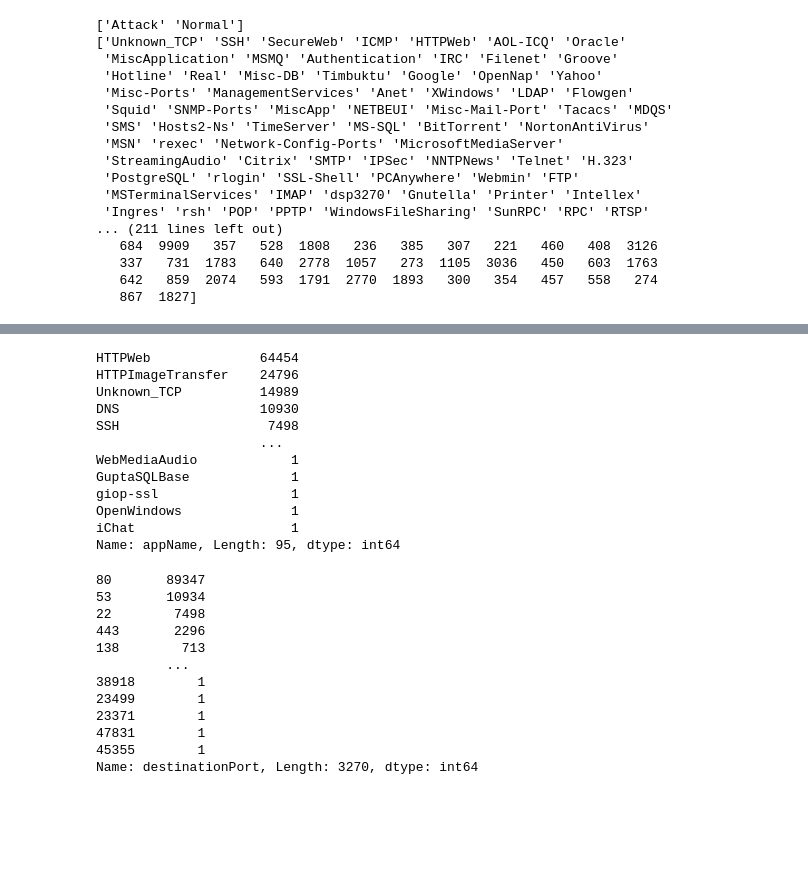
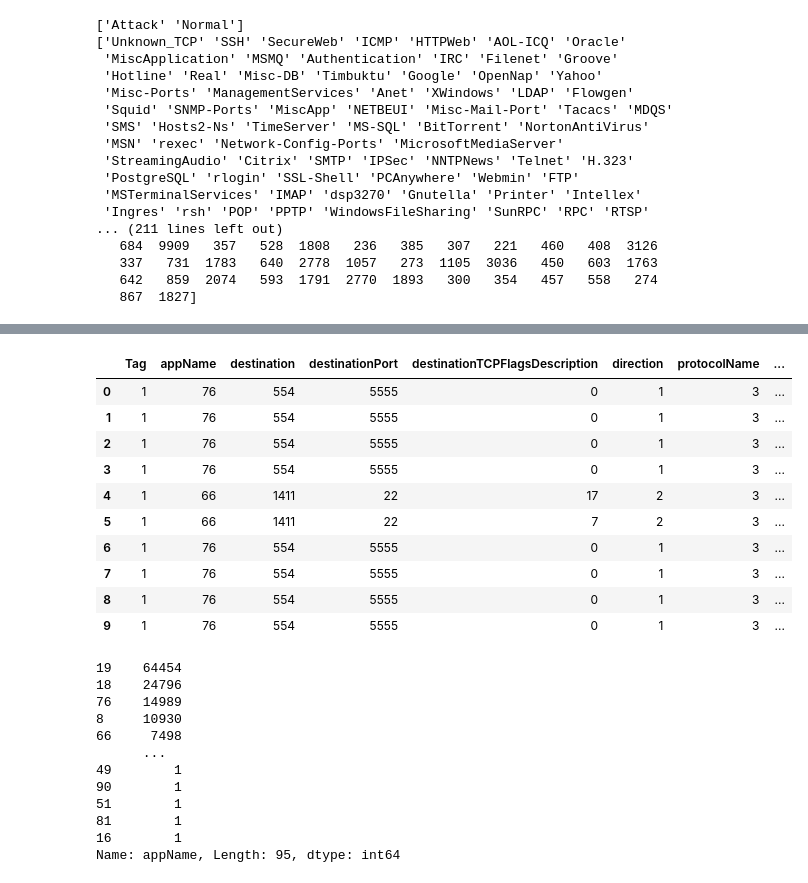
Before and after one commit to khangusername/The-UMBC-Duo, a Jupyter notebook: Cybersecurity (2).ipynb, the cells around one changed output, grey strips where cells are left out. Saved outputs shown, nothing was run; the diff lists cells and outputs as text; code cells hidden in the pictures; blank space fills up the shorter version.

```diff
--- a/Cybersecurity (1).ipynb
+++ b/Cybersecurity (2).ipynb
@@ -73,0 +53,3 @@ Name: appName, dtype: object
+# %%
+replace_tag = {'Tag': {'Normal': 0, 'Attack': 1}}
+replace_tag
@@ -73,0 +58,3 @@ Name: appName, dtype: object
+# %%
+df = df.replace(replace_tag)
+df.Tag.value_counts()
@@ -74,30 +83,37 @@ Name: appName, dtype: object
+# %%
+
+from sklearn.preprocessing import LabelEncoder
+le = LabelEncoder()
+transformed_data = df.copy()
+
+for col in transformed_data.columns:
+    if transformed_data[col].dtype == 'object':
+        transformed_data[col] = le.fit_transform(transformed_data[col].values)
+transformed_data.head(10)
+# %% [output]
+|  | Tag | appName | destination | destinationPort | destinationTCPFlagsDescription | direction | protocolName | ... |
+| 0 | 1 | 76 | 554 | 5555 | 0 | 1 | 3 | ... |
+| 1 | 1 | 76 | 554 | 5555 | 0 | 1 | 3 | ... |
+| 2 | 1 | 76 | 554 | 5555 | 0 | 1 | 3 | ... |
+| 3 | 1 | 76 | 554 | 5555 | 0 | 1 | 3 | ... |
+| 4 | 1 | 66 | 1411 | 22 | 17 | 2 | 3 | ... |
+| 5 | 1 | 66 | 1411 | 22 | 7 | 2 | 3 | ... |
+| 6 | 1 | 76 | 554 | 5555 | 0 | 1 | 3 | ... |
+| 7 | 1 | 76 | 554 | 5555 | 0 | 1 | 3 | ... |
+| 8 | 1 | 76 | 554 | 5555 | 0 | 1 | 3 | ... |
+| 9 | 1 | 76 | 554 | 5555 | 0 | 1 | 3 | ... |
 # %%
-df.appName.value_counts()
+transformed_data.appName.value_counts()
 # %% [output]
-HTTPWeb              64454
-HTTPImageTransfer    24796
-Unknown_TCP          14989
-DNS                  10930
-SSH                   7498
-                     ...
-WebMediaAudio            1
-GuptaSQLBase             1
-giop-ssl                 1
-OpenWindows              1
-iChat                    1
+19    64454
+18    24796
+76    14989
+8     10930
+66     7498
+      ...
+49        1
+90        1
+51        1
+81        1
+16        1
 Name: appName, Length: 95, dtype: int64
-# %%
-df.destinationPort.value_counts()
-# %% [output]
-80       89347
-53       10934
-22        7498
-443       2296
-138        713
-         ...
-38918        1
-23499        1
-23371        1
-47831        1
-45355        1
-Name: destinationPort, Length: 3270, dtype: int64
```
Also changed, not shown: parts of 17 cells of this notebook.
